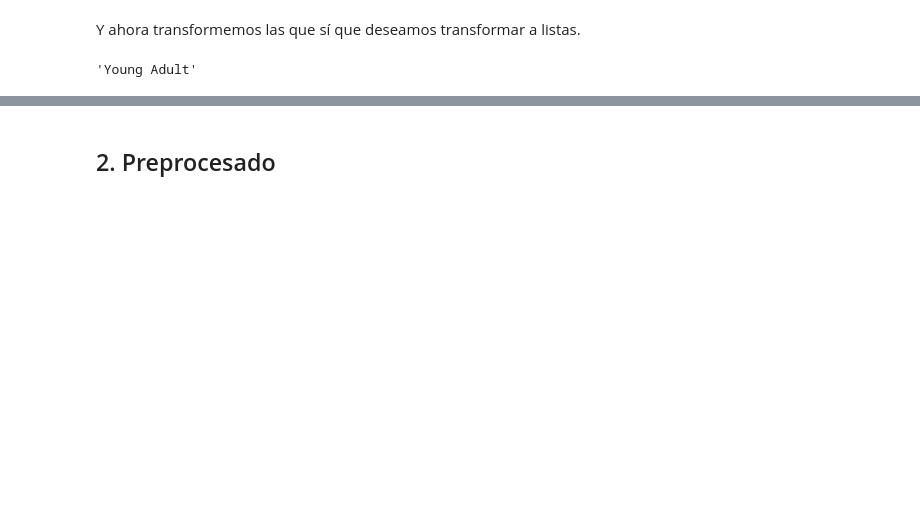
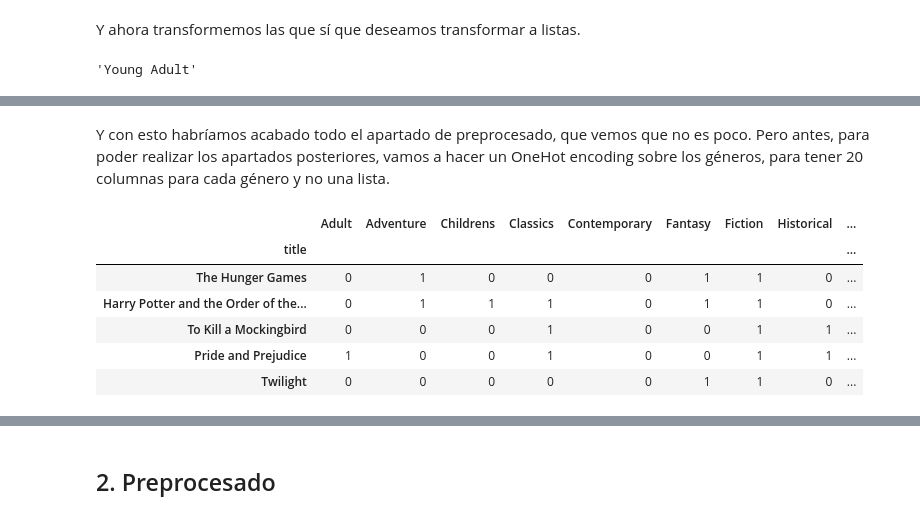
Before and after one commit to igmarco/PreparacionDeDatos_Trabajos, a Jupyter notebook: PD_Trabajo2Opcional/AscorbeMarco_PD_Trabajo2Opcional.ipynb, the cells around one changed output, grey strips where cells are left out. Drawn from its saved outputs; the diff is of its cells as text; code cells hidden in the pictures; blank space fills up the shorter version.

```diff
--- a/PD_Trabajo2Opcional/AscorbeMarco_PD_Trabajo2Opcional.ipynb
+++ b/PD_Trabajo2Opcional/AscorbeMarco_PD_Trabajo2Opcional.ipynb
@@ -471,0 +613,2 @@ Name: setting, Length: 52478, dtype: object
+# %%
+gen_pop = mas_populares_lista(X, 'genres', 21).delete(10)
@@ -471,0 +663,19 @@ Name: setting, Length: 52478, dtype: object
+# %% [markdown]
+Y con esto habríamos acabado todo el apartado de preprocesado, que vemos que no es poco. Pero antes, para poder realizar los apartados posteriores, vamos a hacer un OneHot encoding sobre los géneros, para tener 20 columnas para cada género y no una lista.
+# %%
+from sklearn.preprocessing import MultiLabelBinarizer
+
+mlb = MultiLabelBinarizer()
+
+res = pd.DataFrame(mlb.fit_transform(X.genres),
+                   columns=mlb.classes_,
+                   index=X.index)
+res.head()
+# %% [output]
+|  | Adult | Adventure | Childrens | Classics | Contemporary | Fantasy | Fiction | Historical | ... |
+| title |  |  |  |  |  |  |  |  | ... |
+| The Hunger Games | 0 | 1 | 0 | 0 | 0 | 1 | 1 | 0 | ... |
+| Harry Potter and the Order of the... | 0 | 1 | 1 | 1 | 0 | 1 | 1 | 0 | ... |
+| To Kill a Mockingbird | 0 | 0 | 0 | 1 | 0 | 0 | 1 | 1 | ... |
+| Pride and Prejudice | 1 | 0 | 0 | 1 | 0 | 0 | 1 | 1 | ... |
+| Twilight | 0 | 0 | 0 | 0 | 0 | 1 | 1 | 0 | ... |
```
Also changed, not shown: parts of 96 cells of this notebook, 1 other file.
